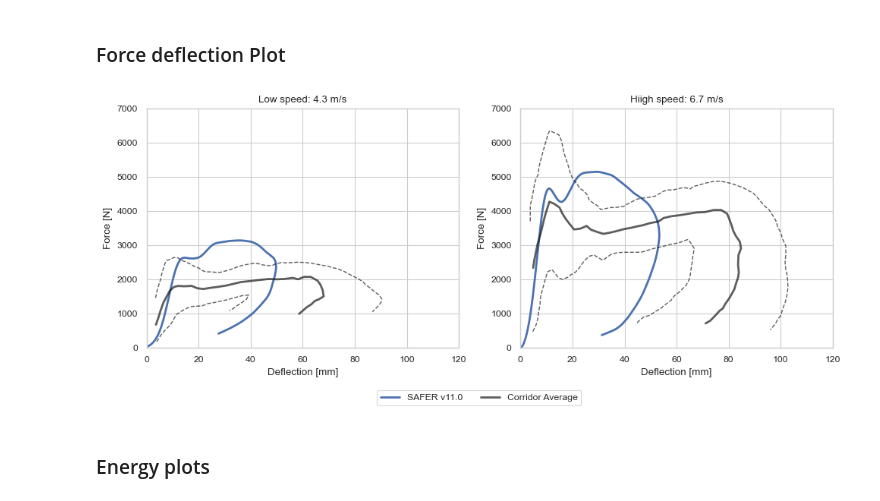
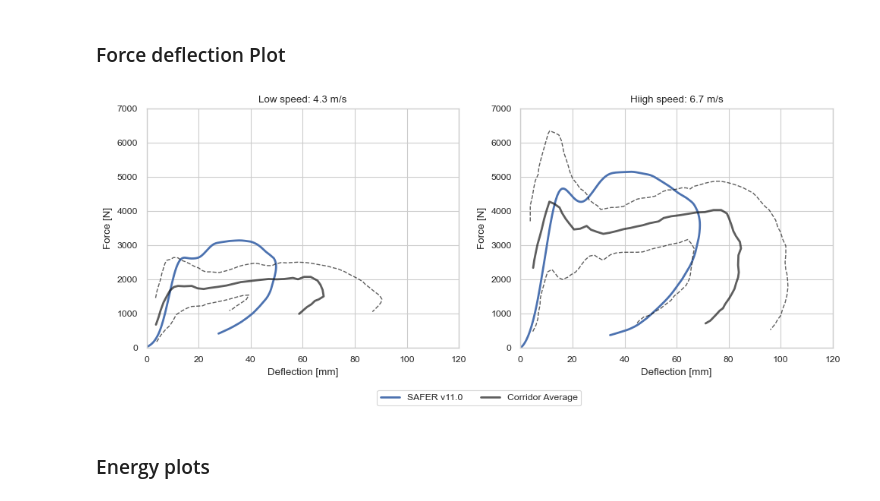
Before and after one commit to saferhbm/validation, a Jupyter notebook: validation/_build/jupyter_execute/lebarbe-2012-frontal-hub/SAFER_11.0/lebarbe.ipynb, the cells around one changed output. Cells and saved outputs as stored; diff of their text form; code cells hidden in the pictures.

```diff
--- a/validation/_build/jupyter_execute/lebarbe-2012-frontal-hub/SAFER_11.0/lebarbe.ipynb
+++ b/validation/_build/jupyter_execute/lebarbe-2012-frontal-hub/SAFER_11.0/lebarbe.ipynb
@@ -183,29 +183,29 @@ exp_data=pd.read_csv(os.path.join(experiment_dir,'data.csv'), delimiter=';',na_v
 # %%
 fig_fd, axs = plt.subplots(nrows=1, ncols=2,figsize=(10,4))
 # cd_low=sim_output[Tests[0]].Bone.T8_COG_x.displacement - sim_output[Tests[0]].Bone.Sternum_x.displacement
 cd_low=sim_output[Tests[0]].Bone.T8_COG_x.displacement - sim_output[Tests[0]]['IMPACTOR']['Disp_x']['displacement']
 # cd_high=sim_output[Tests[1]].Bone.T8_COG_x.displacement - sim_output[Tests[1]].Bone.Sternum_x.displacement
-cd_high=sim_output[Tests[1]].Bone.T8_COG_x.displacement - sim_output[Tests[1]]['IMPACTOR']['Disp_x']['displacement']
 # axs[0].plot(-sim_output[Tests[0]]['IMPACTOR']['Disp_x']['displacement'], sim_output[Tests[0]]['IMPACTOR']['Contactforce_impactor_to_HBM_CFC_180']['force']*1000,**s11, label = "SAFER v10.0")
 axs[0].plot(cd_low.iloc[:450] -cd_low.iloc[0]-7,sim_output[Tests[0]]['IMPACTOR']['Contactforce_impactor_to_HBM_CFC_180']['force'].iloc[:450]*1000,**s11, label = "SAFER v11.0")
 
 axs[0].plot(exp_data['low_speed_4_3_mean'].X, exp_data['low_speed_4_3_mean'].Y,**exp_mean,label='Corridor Average')
 axs[0].plot(exp_data['low_speed_4_3_max'].X, exp_data['low_speed_4_3_max'].Y,**exp_limits)
 axs[0].plot(exp_data['low_speed_4_3_min'].X, exp_data['low_speed_4_3_min'].Y,**exp_limits)
 axs[0].set(title="Low speed: 4.3 m/s", xlabel ="Deflection [mm]", ylabel="Force [N]", xlim=(0,120),ylim=(0,7000));
 
+cd_high=sim_output[Tests[1]].Bone.T8_COG_x.displacement - sim_output[Tests[1]]['IMPACTOR']['Disp_x']['displacement']
 # axs[1].plot(-sim_output[Tests[1]]['IMPACTOR']['Disp_x']['displacement'], sim_output[Tests[1]]['IMPACTOR']['Contactforce_impactor_to_HBM_CFC_180']['force']*1000,**s11, label = "SAFER v10.0")
-axs[1].plot(cd_low.iloc[:450] -cd_low.iloc[1]-3,sim_output[Tests[1]]['IMPACTOR']['Contactforce_impactor_to_HBM_CFC_180']['force'].iloc[:450]*1000,**s11)
+axs[1].plot(cd_high.iloc[:450] -cd_high.iloc[1]-5,sim_output[Tests[1]]['IMPACTOR']['Contactforce_impactor_to_HBM_CFC_180']['force'].iloc[:450]*1000,**s11)
 
 axs[1].plot(exp_data['high_speed_6_7_mean'].X, exp_data['high_speed_6_7_mean'].Y,**exp_mean)
 axs[1].plot(exp_data['high_speed_6_7_max'].X, exp_data['high_speed_6_7_max'].Y,**exp_limits)
 axs[1].plot(exp_data['high_speed_6_7_min'].X, exp_data['high_speed_6_7_min'].Y,**exp_limits)
 axs[1].set(title="Hiigh speed: 6.7 m/s", xlabel ="Deflection [mm]", ylabel="Force [N]", xlim=(0,120),ylim=(0,7000));
 
 fig_fd.legend( bbox_to_anchor=(0.65,0.01),ncols=2)
 fig_fd.tight_layout()
 # %% [output]
-[figure, old version]
+[figure, new version]
 # %% [markdown]
 ### Energy plots
 # %%
```
Also changed, not shown: 37 other files.
